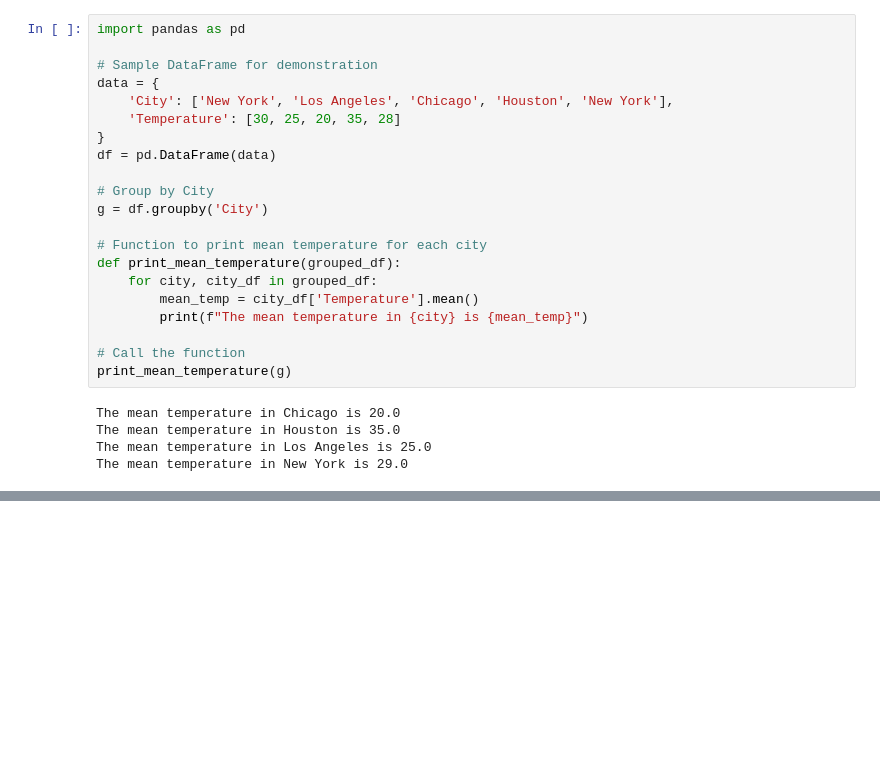
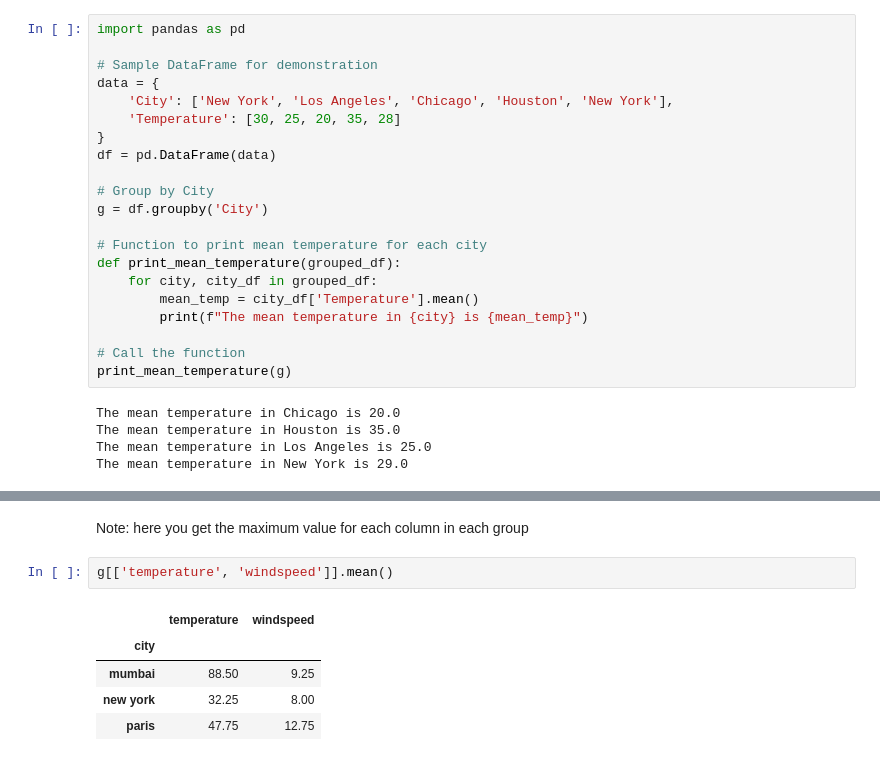
Before and after one commit to pushpullleg/MS-in-CS, a Jupyter notebook: Big Data /Pandas/Week 7/Week7.ipynb, the cells around one changed output, grey strips where cells are left out. Cells and saved outputs as stored; diff of their text form; blank space fills up the shorter version.

```diff
--- a/Big Data /Pandas/Week 7/Week7.ipynb
+++ b/Big Data /Pandas/Week 7/Week7.ipynb
@@ -101,0 +129,10 @@ The mean temperature in New York is 29.0
+# %% [markdown]
+Note: here you get the maximum value for each column in each group
+# %%
+g[['temperature', 'windspeed']].mean()
+# %% [output]
+|  | temperature | windspeed |
+| city |  |  |
+| mumbai | 88.50 | 9.25 |
+| new york | 32.25 | 8.00 |
+| paris | 47.75 | 12.75 |
```
Also changed, not shown: parts of 9 cells of this notebook, 8 other files.
